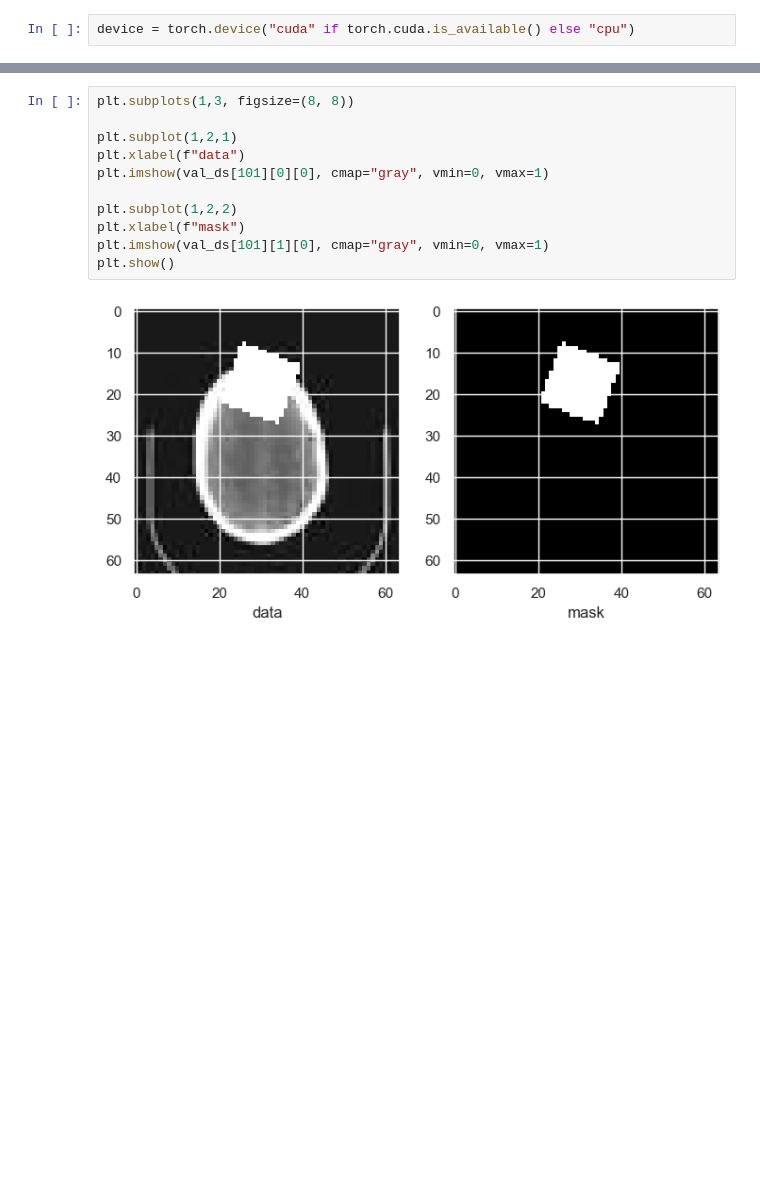
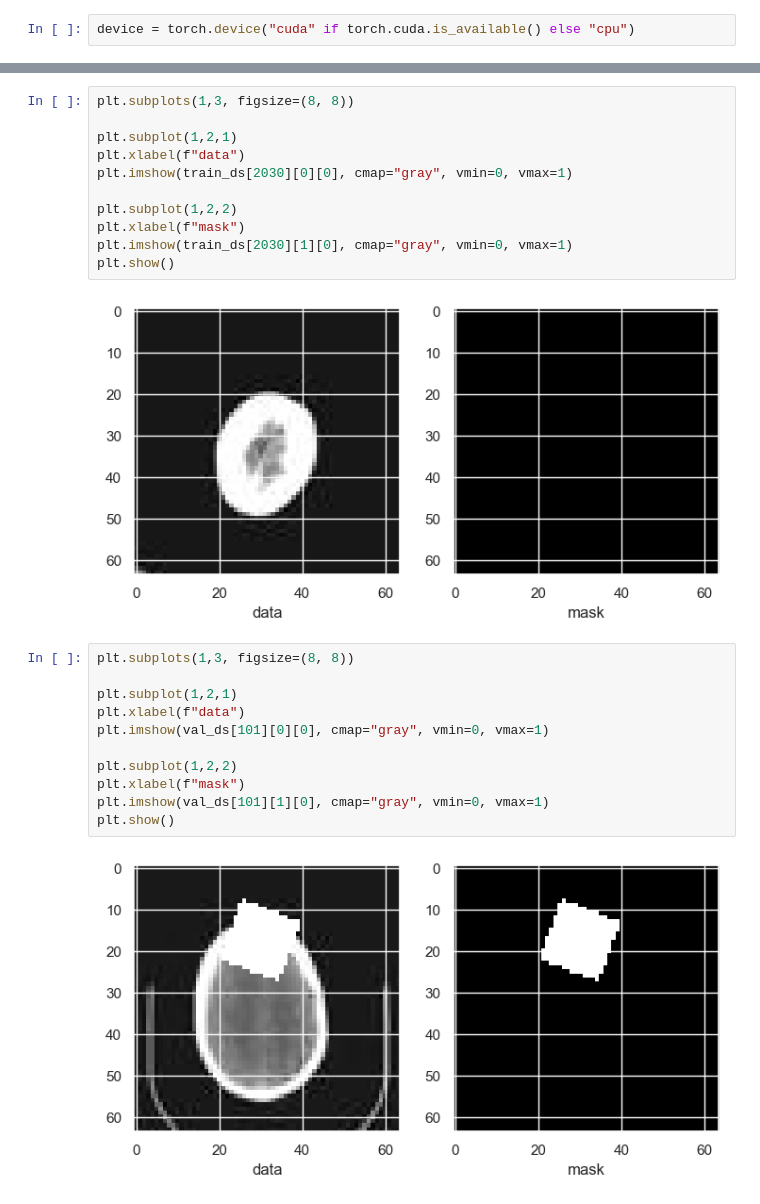
Before and after one commit to Retronomia/CS-274E-Brain-Segmentation, a Jupyter notebook: autoencoder.ipynb, the cells around one changed output, grey strips where cells are left out. Drawn from its saved outputs; the diff is of its cells as text; blank space fills up the shorter version.

```diff
--- a/autoencoder.ipynb
+++ b/autoencoder.ipynb
@@ -107,3 +143,16 @@ test_loader = DataLoader(test_ds, batch_size=256)
+# %%
+plt.subplots(1,3, figsize=(8, 8))
+
+plt.subplot(1,2,1)
+plt.xlabel(f"data")
+plt.imshow(train_ds[2030][0][0], cmap="gray", vmin=0, vmax=1)
+
+plt.subplot(1,2,2)
+plt.xlabel(f"mask")
+plt.imshow(train_ds[2030][1][0], cmap="gray", vmin=0, vmax=1)
+plt.show()
+# %% [output]
+[figure, added]
 # %%
 plt.subplots(1,3, figsize=(8, 8))
 
```
Also changed, not shown: parts of 64 cells of this notebook, 7 other files.
